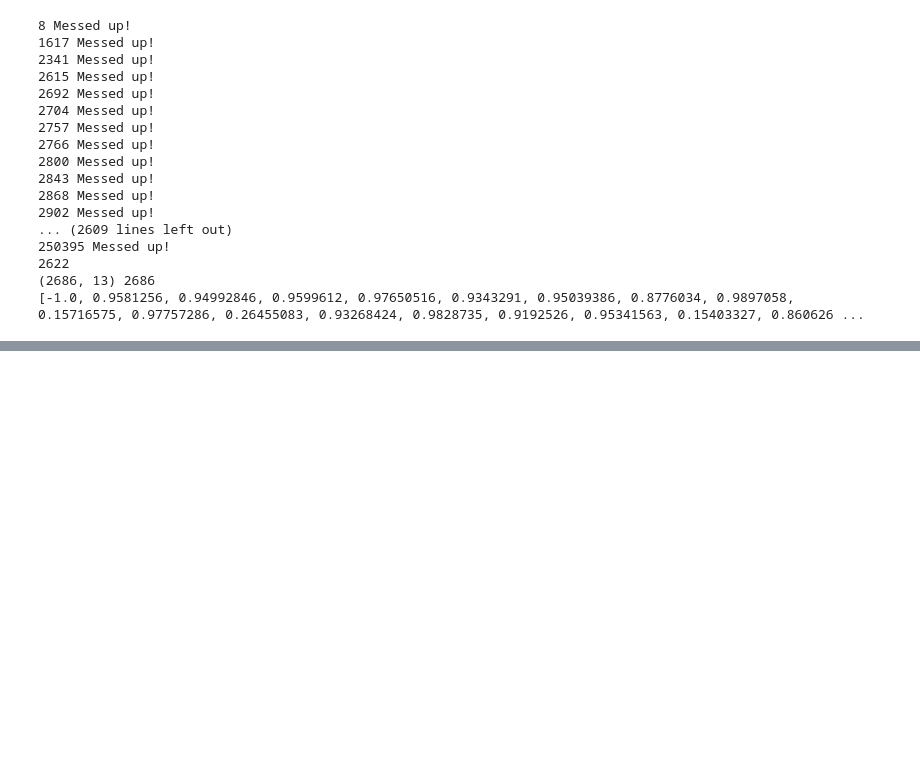
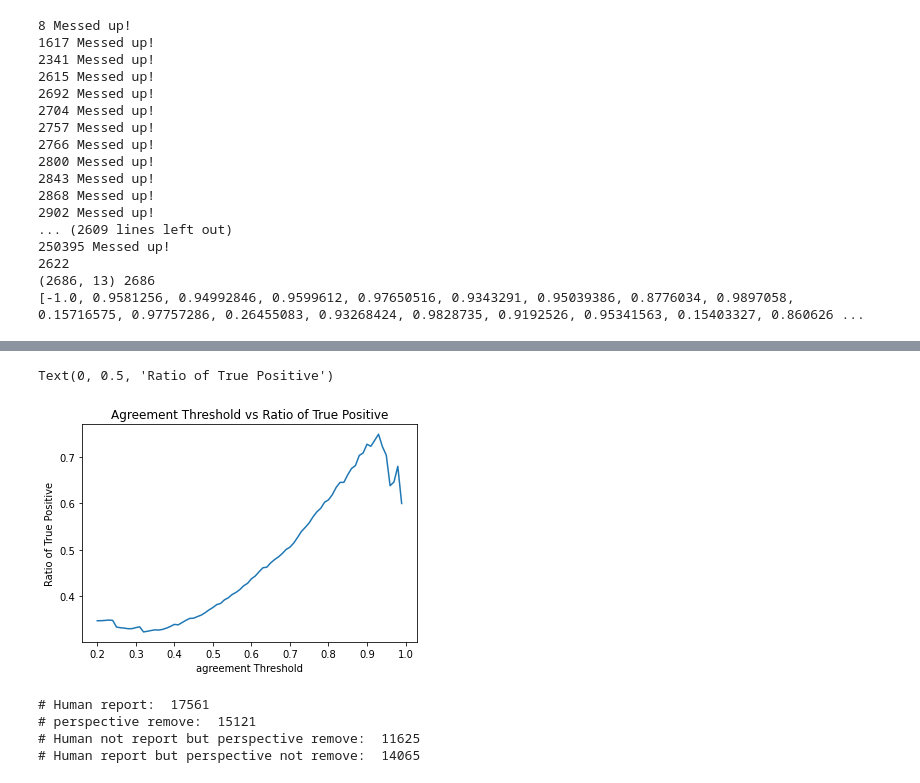
Before and after one commit to adishy/crossmod, a Jupyter notebook: analysis/reporting-experiment-perspective.ipynb, the cells around one changed output, grey strips where cells are left out. Drawn from its saved outputs; the diff is of its cells as text; code cells hidden in the pictures; blank space fills up the shorter version.

```diff
--- a/analysis/reporting-experiment-perspective.ipynb
+++ b/analysis/reporting-experiment-perspective.ipynb
@@ -524,3 +15,0 @@ plt.show()
-# %%
-for i in range(0, len(ratios)):
-    print("Threshold >= , ", agreement_scores[i] ," => True positive rate = ", ratios[i])
@@ -899,10 +39,11 @@ Note: you may need to restart the kernel to use updated packages.
 import requests
 from googleapiclient import discovery
 
-api_key = 'AIzaSyBEGbIGt847IsjX2Uuh9IW8IVSk2kLeTC0'
+api_key = os.environ["VICTOR_PERSPECTIVE_API_KEY"]
 service = discovery.build('commentanalyzer', 'v1alpha1', developerKey=api_key)
 
-def get_results(request_id, response, exception):
+def get_resu
+lts(request_id, response, exception):
     toxicity_scores.append((request_id, response))
 
 count = 0
@@ -1099,0 +290,26 @@ report.plot(x='perspective_score', y='agreement_score')
+# %%
+def ratio_of_true_positives(agreement_score_threshold):
+    true_positives = full_perspective[(full_perspective["agreement_score"] >= agreement_score_threshold) & (full_perspective["p_toxicity_score"] >= agreement_score_threshold)].shape[0]
+    total_at_threshold =full_perspective[(full_perspective["agreement_score"] >= agreement_score_threshold)].shape[0]
+    return true_positives / total_at_threshold
+agreement_scores = [i / 100 for i in range(20, 100)]
+ratios = [ratio_of_true_positives(i) for i in agreement_scores]
+plt.plot(agreement_scores, ratios)
+plt.title("Agreement Threshold vs Ratio of True Positive")
+plt.xlabel("agreement Threshold")
+plt.ylabel("Ratio of True Positive")
+# %% [output]
+Text(0, 0.5, 'Ratio of True Positive')
+[figure, added]
+# %%
+fp = full_perspective[(full_perspective["p_toxicity_score"] >= threshold) & (full_perspective["banned_by"].isnull())]
+fn = full_perspective[(full_perspective["p_toxicity_score"] < threshold) & (full_perspective["banned_by"].notnull())]
+print("# Human report: ", full_perspective[full_perspective["banned_by"].notnull()].shape[0])
+print("# perspective remove: ", full_perspective[full_perspective["p_toxicity_score"] >= threshold].shape[0])
+print("# Human not report but perspective remove: ", fp.shape[0])
+print("# Human report but perspective not remove: ", fn.shape[0])
+# %% [output]
+# Human report:  17561
+# perspective remove:  15121
+# Human not report but perspective remove:  11625
+# Human report but perspective not remove:  14065
```
Also changed, not shown: parts of 79 cells of this notebook, 3 other files.
